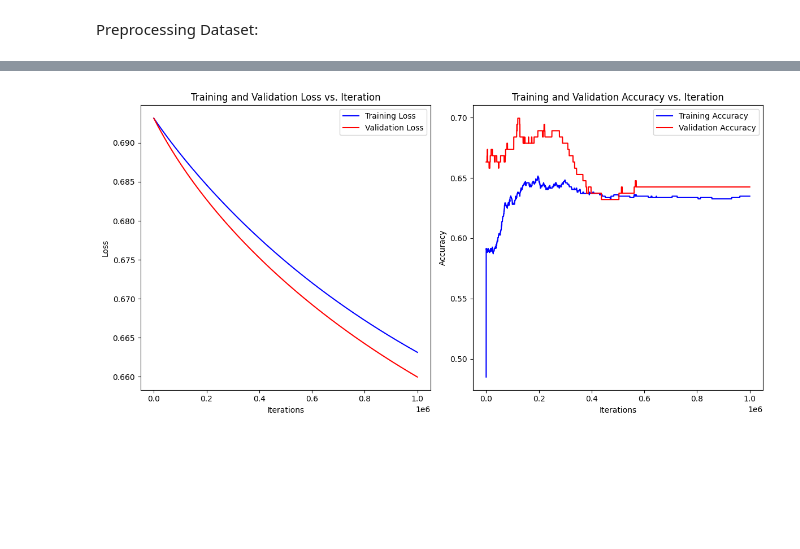
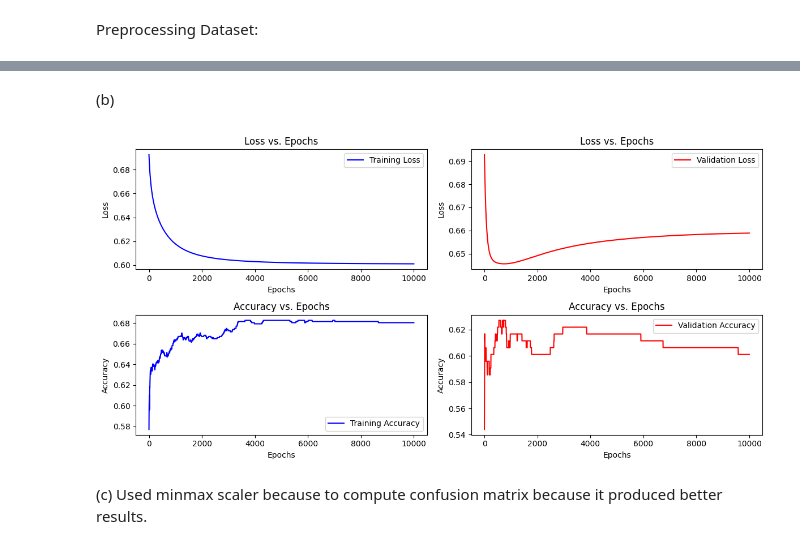
Before and after one commit to himangg/ML-Assignments, a Jupyter notebook: Assignment 1/SectionB.ipynb, the cells around one changed output, grey strips where cells are left out. Saved outputs shown, nothing was run; the diff lists cells and outputs as text; code cells hidden in the pictures; blank space fills up the shorter version.

```diff
--- a/Assignment 1/SectionB.ipynb
+++ b/Assignment 1/SectionB.ipynb
@@ -10,10 +11,14 @@ import matplotlib.pyplot as plt
 Common Functions to use:
 # %%
 def sigmoid(z):
+    z = np.clip(z, -500, 500) #to avoid overflow
     return 1 / (1 + np.exp(-z))
 
 def crossEntropyLoss(y_true, y_pred):
-    return -(1/len(y_true)) * np.sum(y_true * np.log(y_pred+1e-8) + (1 - y_true) * np.log(1 - y_pred+1e-8))
+    return -(1/len(y_true)) * np.sum(y_true * np.log(y_pred+1e-15) + (1 - y_true) * np.log(1 - y_pred+1e-15))
+
+def accuracy(y_true, y_pred):
+    return np.mean((y_pred >= 0.5) == y_true)
 # %% [markdown]
 Preprocessing Dataset:
 # %%
@@ -215,28 +132,52 @@ plt.show()
+# %% [markdown]
+(b)
+# %%
+def min_max_scaler(givenData):
+    scaled_data = givenData.copy()
+    for column in ['age', 'cigsPerDay', 'totChol', 'sysBP', 'diaBP', 'BMI', 'heartRate', 'glucose']:
+        min_value = givenData[column].min()
+        max_value = givenData[column].max()
+        scaled_data[column] = (givenData[column] - min_value) / (max_value - min_value)
+    return scaled_data
 # %%
-scaler = MinMaxScaler()
-X_train_scaled = scaler.fit_transform(X_train)
-X_val_scaled = scaler.transform(X_val)
-
-weights, bias, train_cost_history, train_accuracy_history, val_cost_history, val_accuracy_history,val_y_pred = LogisticRegressionBatchGD(X_train_scaled, y_train,X_val_scaled, y_val, learning_rate, iterations)
+X_train_scaled = min_max_scaler(X_train)
+X_val_scaled = min_max_scaler(X_val)
+weights, bias, train_loss_history, train_accuracy_history, val_loss_history, val_accuracy_history,y_val_pred = LogisticRegressionBatchGD(X_train_scaled, y_train, X_val_scaled, y_val, 0.1, 10000)
 
 plt.figure(figsize=(12, 6))
 
-plt.subplot(1, 2, 1)
-plt.plot(train_cost_history, label='Training Loss', color='blue')
-plt.plot(val_cost_history, label='Validation Loss', color='red')
-plt.xlabel('Iterations')
+plt.subplot(2, 2, 1)
+plt.plot(train_loss_history, label='Training Loss', color='blue')
+plt.xlabel('Epochs')
 plt.ylabel('Loss')
-plt.title('Training and Validation Loss vs. Iteration')
+plt.title('Loss vs. Epochs')
 plt.legend()
-plt.subplot(1, 2, 2)
+
+plt.subplot(2, 2, 2)
+plt.plot(val_loss_history, label='Validation Loss', color='red')
+plt.xlabel('Epochs')
+plt.ylabel('Loss')
+plt.title('Loss vs. Epochs')
+plt.legend()
+
+plt.subplot(2, 2, 3)
 plt.plot(train_accuracy_history, label='Training Accuracy', color='blue')
+plt.xlabel('Epochs')
+plt.ylabel('Accuracy')
+plt.title('Accuracy vs. Epochs')
+plt.legend()
+
+plt.subplot(2, 2, 4)
 plt.plot(val_accuracy_history, label='Validation Accuracy', color='red')
-plt.xlabel('Iterations')
+plt.xlabel('Epochs')
 plt.ylabel('Accuracy')
-plt.title('Training and Validation Accuracy vs. Iteration')
+plt.title('Accuracy vs. Epochs')
 plt.legend()
+
 plt.tight_layout()
 plt.show()
 # %% [output]
-[figure, old version]
+[figure, new version]
+# %% [markdown]
+(c) Used minmax scaler because to compute confusion matrix because it produced better results.
 # %%
```
Also changed, not shown: parts of 14 cells of this notebook.
